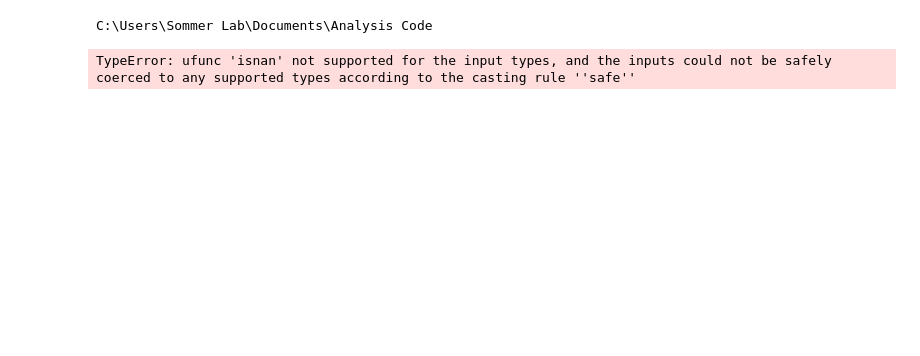
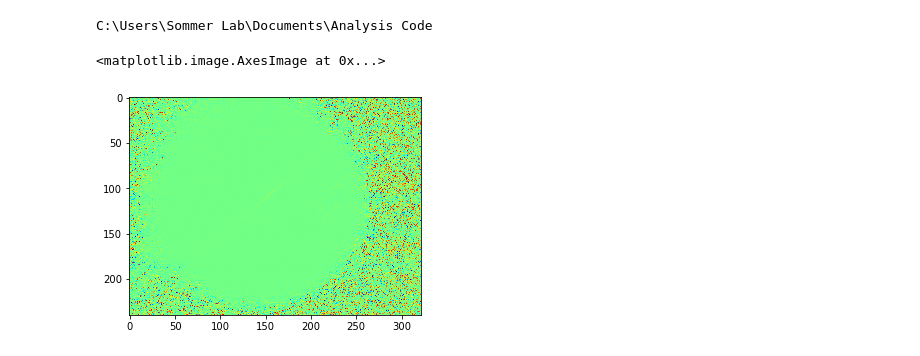
Before and after one commit to insommer/AnalysisCode, a Jupyter notebook: Coding Test/Chameleon Image Processing.ipynb, the cells around one changed output. Drawn from its saved outputs; the diff is of its cells as text; code cells hidden in the pictures; blank space fills up the shorter version.

```diff
--- a/Coding Test/Chameleon Image Processing.ipynb
+++ b/Coding Test/Chameleon Image Processing.ipynb
@@ -19,12 +22,14 @@ import numpy as np
 import matplotlib.pyplot as plt
 import pandas as pd
 import datetime
+# %%
+plt.rcParams['image.interpolation'] = 'nearest'
+plt.rcParams["image.cmap"] = "jet"
 # %%
-aa = None
-aa
+imgs = np.load(r'D:\Dropbox (Lehigh University)\Sommer Lab Shared\Data\2024\02-2024\23 Feb 2024\Top Images from Test.npy')
 # %%
-if np.isnan(aa):
-    print('aa')
+plt.imshow(imgs[1], cmap='jet')
 # %% [output]
-TypeError: ufunc 'isnan' not supported for the input types, and the inputs could not be safely coerced to any supported types according to the casting rule ''safe''
+<matplotlib.image.AxesImage at 0x...>
+[figure, added]
 # %%
```
Also changed, not shown: parts of 7 cells of this notebook, 6 other files.
